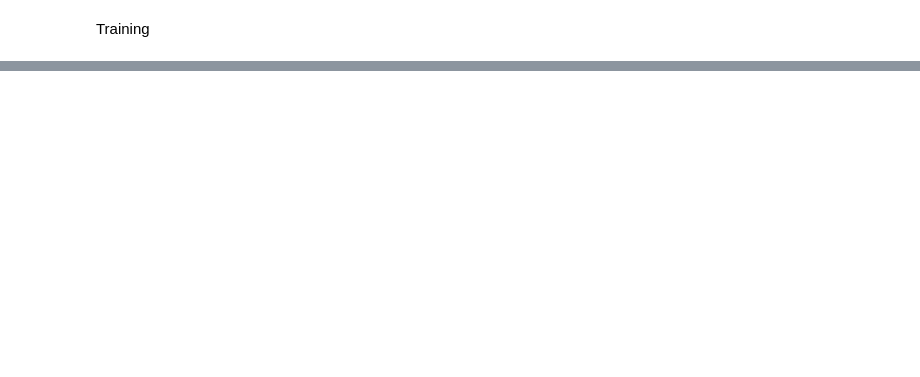
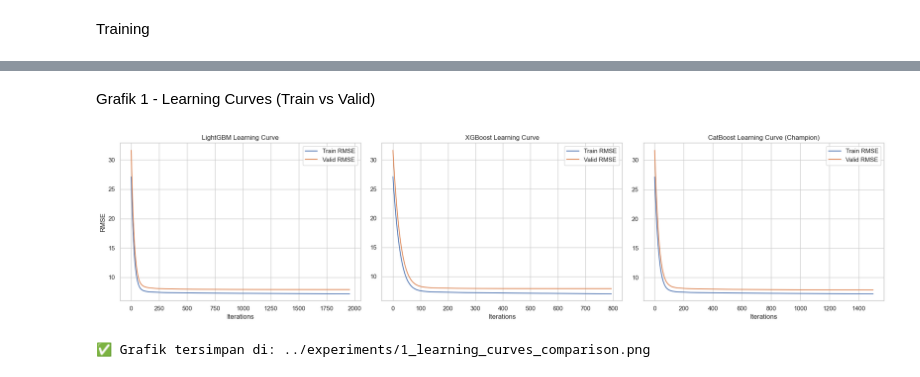
Before and after one commit to RifqiCah/demand-forecasting-mlops, a Jupyter notebook: notebooks/03_modeling.ipynb, the cells around one changed output, grey strips where cells are left out. Saved outputs shown, nothing was run; the diff lists cells and outputs as text; code cells hidden in the pictures; blank space fills up the shorter version.

```diff
--- a/notebooks/03_modeling.ipynb
+++ b/notebooks/03_modeling.ipynb
@@ -133,0 +360,9 @@ Best iteration: 1907
+# %%
+model_cat = CatBoostRegressor(**cb_params)
+
+# 3. Fit Model
+model_cat.fit(
+    X_train, y_train,
+    eval_set=(X_valid, y_valid),
+    use_best_model=True
+)
@@ -185,0 +469,10 @@ importance.head(10)
+# %%
+import seaborn as sns
+
+exp_dir = '../experiments'
+os.makedirs(exp_dir, exist_ok=True)
+
+# Set Style Visualisasi
+sns.set(style="whitegrid")
+
+print(f"Folder eksperimen siap di: {os.path.abspath(exp_dir)}")
@@ -185,0 +481,60 @@ importance.head(10)
+# %% [markdown]
+Grafik 1 - Learning Curves (Train vs Valid)
+# %%
+import matplotlib.pyplot as plt
+
+
+fig, axes = plt.subplots(1, 3, figsize=(20, 5))
+
+# --- A. LightGBM ---
+try:
+    # LightGBM menyimpan history di .evals_result_
+    lgb_res = model.evals_result_
+    axes[0].plot(lgb_res['train']['rmse'], label='Train RMSE')
+    axes[0].plot(lgb_res['valid']['rmse'], label='Valid RMSE')
+    axes[0].set_title('LightGBM Learning Curve')
+    axes[0].set_xlabel('Iterations')
+    axes[0].set_ylabel('RMSE')
+    axes[0].legend()
+except Exception as e:
+    axes[0].text(0.5, 0.5, f'History not found\n{str(e)}', ha='center')
+
+# --- B. XGBoost ---
+try:
+    # XGBoost menyimpan history di .evals_result()
+    xgb_res = model_xgb.evals_result()
+    # XGBoost menamai setnya validation_0 (train) dan validation_1 (valid)
+    axes[1].plot(xgb_res['validation_0']['rmse'], label='Train RMSE')
+    axes[1].plot(xgb_res['validation_1']['rmse'], label='Valid RMSE')
+    axes[1].set_title('XGBoost Learning Curve')
+    axes[1].set_xlabel('Iterations')
+    axes[1].legend()
+except Exception as e:
+    axes[1].text(0.5, 0.5, f'History not found\n{str(e)}', ha='center')
+
+# --- C. CatBoost ---
+try:
+    # CatBoost menyimpan history di .get_evals_result()
+    cat_res = model_cat.get_evals_result()
+    axes[2].plot(cat_res['learn']['RMSE'], label='Train RMSE')
+
+    # Deteksi nama key validasi (kadang 'validation', kadang 'test')
+    val_key = 'validation' if 'validation' in cat_res else list(cat_res.keys())[-1]
+    axes[2].plot(cat_res[val_key]['RMSE'], label='Valid RMSE')
+
+    axes[2].set_title('CatBoost Learning Curve (Champion)')
+    axes[2].set_xlabel('Iterations')
+    axes[2].legend()
+except Exception as e:
+    axes[2].text(0.5, 0.5, f'History not found\n{str(e)}', ha='center')
+
+plt.tight_layout()
+
+# Simpan dan Tampilkan
+save_path = f'{exp_dir}/1_learning_curves_comparison.png'
+plt.savefig(save_path)
+plt.show()
+print(f"✅ Grafik tersimpan di: {save_path}")
+# %% [output]
+[figure, added]
+✅ Grafik tersimpan di: ../experiments/1_learning_curves_comparison.png
```
Also changed, not shown: parts of 37 cells of this notebook, 14 other files.
